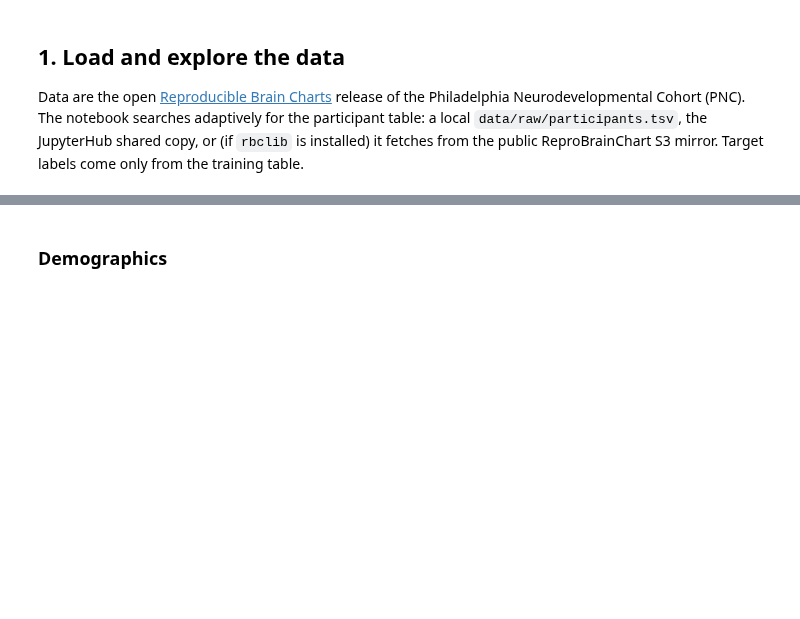
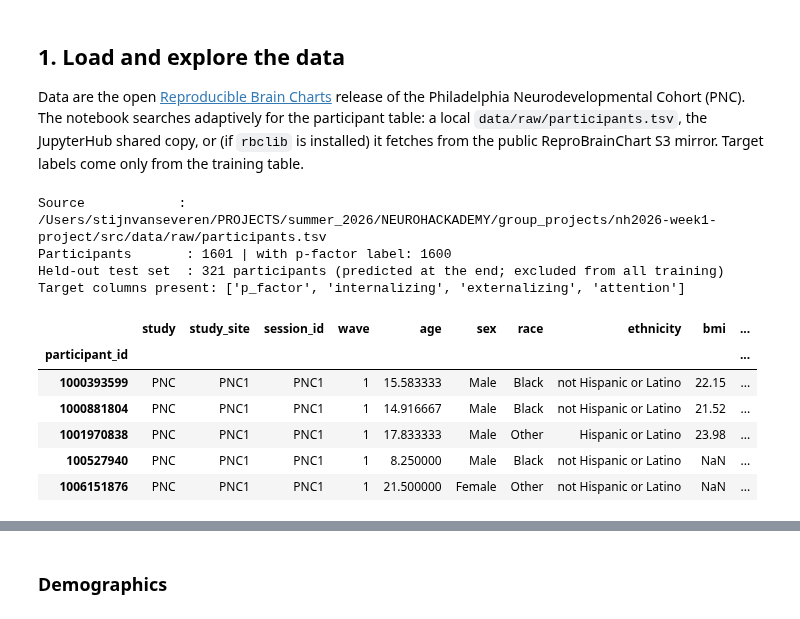
Before and after one commit to stvsever/nh2026-week1-project, a Jupyter notebook: src/jupiter_notebooks/pfactor_multimodal_prediction.ipynb, the cells around one changed output, grey strips where cells are left out. Drawn from its saved outputs; the diff is of its cells as text; code cells hidden in the pictures; blank space fills up the shorter version.

```diff
--- a/src/jupiter_notebooks/pfactor_multimodal_prediction.ipynb
+++ b/src/jupiter_notebooks/pfactor_multimodal_prediction.ipynb
@@ -181,38 +190,64 @@ Neurodevelopmental Cohort (PNC). The notebook searches adaptively for the partic
 `data/raw/participants.tsv`, the JupyterHub shared copy, or (if `rbclib` is installed) it fetches from the public
 ReproBrainChart S3 mirror. Target labels come only from the training table.
 # %%
-# --- Adaptive load of the participant table (local -> Hub -> rbclib) ---
+# --- Adaptive load of the participant table (local -> Hub -> rbclib) + the held-out test set ---
 def read_participants(path):
     t = pd.read_csv(path, sep="\t")
     t["participant_id"] = t["participant_id"].astype(str).str.replace("sub-", "", regex=False)
     return t.set_index("participant_id")
 
 participants, test_participants, source = None, pd.DataFrame(index=pd.Index([], name="participant_id")), None
 for cand in [RAW / "participants.tsv", HUB_TRAIN, ROOT / "participants.tsv"]:
     if cand.exists():
         participants = read_participants(cand); source = cand; break
 if participants is None and HAVE_RBCLIB:
     try:
         import rbclib
         cache = RAW / "participants.tsv"; cache.parent.mkdir(parents=True, exist_ok=True)
         df = rbclib.RBCClient().load("rbc://PNC_BIDS/study-PNC_desc-participants.tsv") \
              if hasattr(rbclib.RBCClient(), "load") else None
         if df is not None:
             df.to_csv(cache, sep="\t", index=False); participants = read_participants(cache); source = "rbclib"
     except Exception as e:
         print("rbclib fetch failed:", e)
 if participants is None:
     raise FileNotFoundError("No participant table found (local, Hub, or rbclib). Place participants.tsv under data/raw/.")
+
+# Held-out test set: the challenge's withheld participants, whom we must predict but never train on. Defined by the
+# organizers' test_participants.tsv on the Hub AND/OR a local data/raw/held_out_set_ids.txt (one id per line). RBC is
+# open, so a subject's true label may exist locally; we then use it ONLY to score, never to fit.
+HELDOUT_IDS_FILE = RAW / "held_out_set_ids.txt"
+heldout_ids = set()
 if HUB_TEST.exists():
-    test_participants = read_participants(HUB_TEST)
+    test_participants = read_participants(HUB_TEST); heldout_ids |= set(test_participants.index)
+if HELDOUT_IDS_FILE.exists():
+    file_ids = [str(x).replace("sub-", "").strip() for x in HELDOUT_IDS_FILE.read_text().split() if x.strip()]
+    heldout_ids |= set(file_ids)
+    extra = [i for i in file_ids if i not in test_participants.index and i in participants.index]
+    if extra:  # carry demographics (and, locally, public labels) so we can predict and score these subjects
+        test_participants = pd.concat([test_participants, participants.reindex(extra)])
+        test_participants = test_participants[~test_participants.index.duplicated(keep="last")]
+HELDOUT = pd.Index(sorted(heldout_ids), name="participant_id")
 
 PRIMARY_COL = TARGETS[PRIMARY]
 n_lab = int(participants[PRIMARY_COL].notna().sum()) if PRIMARY_COL in participants.columns else 0
 print("Source            :", source)
-print("Participants       :", len(participants), "| with p-factor label:", n_lab,
-      "| official test rows:", len(test_participants))
+print("Participants       :", len(participants), "| with p-factor label:", n_lab)
+print("Held-out test set  :", len(HELDOUT), "participants (predicted at the end; excluded from all training)")
 print("Target columns present:", [k for k,v in TARGETS.items() if v in participants.columns])
 participants.head()
+# %% [output]
+Source            : /Users/stijnvanseveren/PROJECTS/summer_2026/NEUROHACKADEMY/group_projects/nh2026-week1-project/src/data/raw/participants.tsv
+Participants       : 1601 | with p-factor label: 1600
+Held-out test set  : 321 participants (predicted at the end; excluded from all training)
+Target columns present: ['p_factor', 'internalizing', 'externalizing', 'attention']
+|  | study | study_site | session_id | wave | age | sex | race | ethnicity | bmi | ... |
+| participant_id |  |  |  |  |  |  |  |  |  | ... |
+| 1000393599 | PNC | PNC1 | PNC1 | 1 | 15.583333 | Male | Black | not Hispanic or Latino | 22.15 | ... |
+| 1000881804 | PNC | PNC1 | PNC1 | 1 | 14.916667 | Male | Black | not Hispanic or Latino | 21.52 | ... |
+| 1001970838 | PNC | PNC1 | PNC1 | 1 | 17.833333 | Male | Other | Hispanic or Latino | 23.98 | ... |
+| 100527940 | PNC | PNC1 | PNC1 | 1 | 8.250000 | Male | Black | not Hispanic or Latino | NaN | ... |
+| 1006151876 | PNC | PNC1 | PNC1 | 1 | 21.500000 | Female | Other | not Hispanic or Latino | NaN | ... |
 # %%
 # --- Data-quality overview ---
 overview = pd.DataFrame({"dtype": participants.dtypes.astype(str),
```
Also changed, not shown: parts of 23 cells of this notebook, 15 other files.
